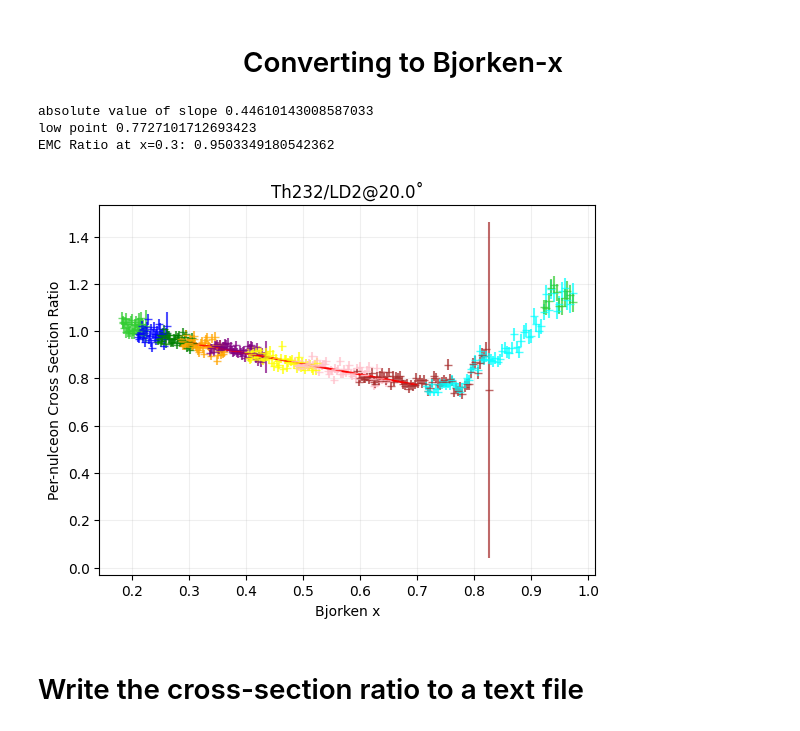
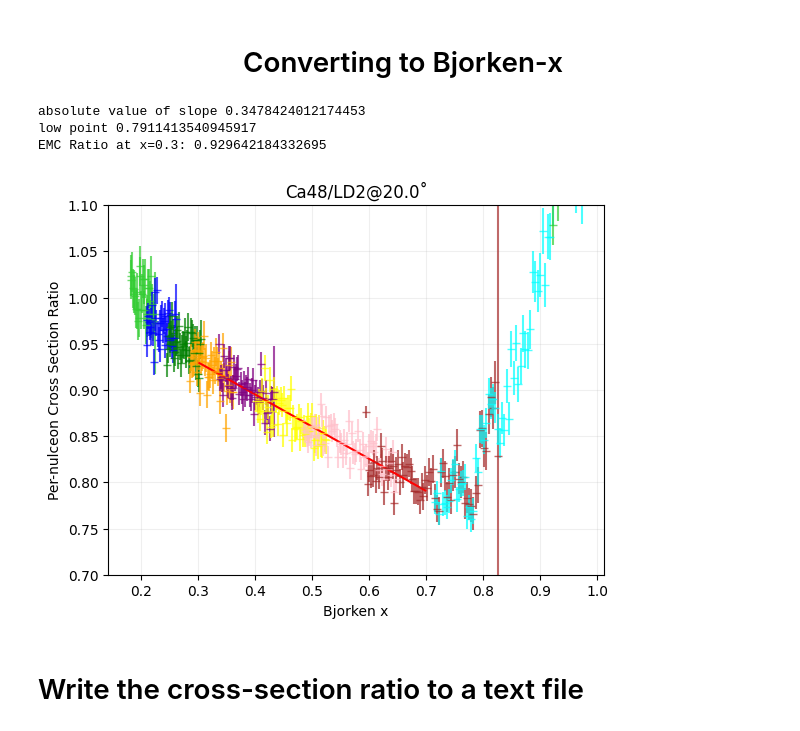
Before and after one commit to ab6361/Cross_Section, a Jupyter notebook: multi_xsec.ipynb, the cells around one changed output. Drawn from its saved outputs; the diff is of its cells as text; code cells hidden in the pictures.

```diff
--- a/multi_xsec.ipynb
+++ b/multi_xsec.ipynb
@@ -21,7 +20,7 @@ start_time = time.time()
 r.EnableImplicitMT()
 folder = 'multi'
 
-ntg = 'Th232' #What is the nuclei in numerator?
+ntg = 'Ca48' #What is the nuclei in numerator?
 nsimstring = ntg.lower()
 print("nsimstring", nsimstring)
 dtg = 'LD2' #What is the nuclei in denominator?
@@ -387,16 +479,16 @@ Text(0, 0.5, 'Simulation Yield')
 # %% [markdown]
 <h1 align="center">DATA/SIMULATION YIELD RATIO FOR NTG</h1>
 # %%
-ratio_eprime_2p42 = eprime_bin_contents_2p42/bin_counts_eprime_2p42
-ratio_eprime_2p71 = eprime_bin_contents_2p71/bin_counts_eprime_2p71
-ratio_eprime_3p04 = eprime_bin_contents_3p04/bin_counts_eprime_3p04
-ratio_eprime_3p4 = eprime_bin_contents_3p4/bin_counts_eprime_3p4
-ratio_eprime_3p81 = eprime_bin_contents_3p81/bin_counts_eprime_3p81
-ratio_eprime_4p27 = eprime_bin_contents_4p27/bin_counts_eprime_4p27
-ratio_eprime_4p78 = eprime_bin_contents_4p78/bin_counts_eprime_4p78
-ratio_eprime_5p36 = eprime_bin_contents_5p36/bin_counts_eprime_5p36
-ratio_eprime_5p878 = eprime_bin_contents_5p878/bin_counts_eprime_5p878
-ratio_eprime_6p6 = eprime_bin_contents_6p6/bin_counts_eprime_6p6
+ratio_eprime_2p42 = subtracted_bin_contents_2p42/bin_counts_eprime_2p42
+ratio_eprime_2p71 = subtracted_bin_contents_2p71/bin_counts_eprime_2p71
+ratio_eprime_3p04 = subtracted_bin_contents_3p04/bin_counts_eprime_3p04
+ratio_eprime_3p4 = subtracted_bin_contents_3p4/bin_counts_eprime_3p4
+ratio_eprime_3p81 = subtracted_bin_contents_3p81/bin_counts_eprime_3p81
+ratio_eprime_4p27 = subtracted_bin_contents_4p27/bin_counts_eprime_4p27
+ratio_eprime_4p78 = subtracted_bin_contents_4p78/bin_counts_eprime_4p78
+ratio_eprime_5p36 = subtracted_bin_contents_5p36/bin_counts_eprime_5p36
+ratio_eprime_5p878 = subtracted_bin_contents_5p878/bin_counts_eprime_5p878
+ratio_eprime_6p6 = subtracted_bin_contents_6p6/bin_counts_eprime_6p6
 
 ratio_errors_2p42 = ratio_eprime_2p42 * np.sqrt((eprime_bin_errors_2p42/eprime_bin_contents_2p42)**2 + (bin_errors_eprime_2p42/bin_counts_eprime_2p42)**2)
 ratio_errors_2p71 = ratio_eprime_2p71 * np.sqrt((eprime_bin_errors_2p71/eprime_bin_contents_2p71)**2 + (bin_errors_eprime_2p71/bin_counts_eprime_2p71)**2)
@@ -1161,37 +1250,38 @@ bin_centers_bjx_5p36 = (4 * Ei * bin_centers_eprime_5p36 * np.sin(dang * np.pi /
 bin_centers_bjx_5p878 = (4 * Ei * bin_centers_eprime_5p878 * np.sin(dang * np.pi / 180 / 2)**2) / (2 * Mp * (Ei - bin_centers_eprime_5p878))
 bin_centers_bjx_6p6 = (4 * Ei * bin_centers_eprime_6p6 * np.sin(dang * np.pi / 180 / 2)**2) / (2 * Mp * (Ei - bin_centers_eprime_6p6))
 
 fig8, ax8 = plt.subplots()
 ax8.errorbar(bin_centers_bjx_2p42, csr_2p42, yerr = csr_errors_2p42, fmt = '_', alpha = 0.7, color = 'limegreen', label = '2.42 GeV')
 ax8.errorbar(bin_centers_bjx_2p71, csr_2p71, yerr = csr_errors_2p71, fmt = '_', alpha = 0.7, color = 'blue', label = '2.71 GeV')
 ax8.errorbar(bin_centers_bjx_3p04, csr_3p04, yerr = csr_errors_3p04, fmt = '_', alpha = 0.7, color = 'green', label = '3.04 GeV')
 ax8.errorbar(bin_centers_bjx_3p4, csr_3p4, yerr = csr_errors_3p4, fmt = '_', alpha = 0.7, color = 'orange', label = '3.4 GeV')
 ax8.errorbar(bin_centers_bjx_3p81, csr_3p81, yerr = csr_errors_3p81, fmt = '_', alpha = 0.7, color = 'purple', label = '3.81 GeV')
 ax8.errorbar(bin_centers_bjx_4p27, csr_4p27, yerr = csr_errors_4p27, fmt = '_', alpha = 0.7, color = 'yellow', label = '4.27 GeV')
 ax8.errorbar(bin_centers_bjx_4p78, csr_4p78, yerr = csr_errors_4p78, fmt = '_', alpha = 0.7, color = 'pink', label = '4.78 GeV')
 ax8.errorbar(bin_centers_bjx_5p36, csr_5p36, yerr = csr_errors_5p36, fmt = '_', alpha = 0.7, color = 'brown', label = '5.36 GeV')
 ax8.errorbar(bin_centers_bjx_5p878, csr_5p878, yerr = csr_errors_5p878, fmt = '_', alpha = 0.7, color = 'cyan', label = '5.878 GeV')
 ax8.errorbar(bin_centers_bjx_6p6, csr_6p6, yerr = csr_errors_6p6, fmt = '_', alpha = 0.7, color = 'limegreen', label = '6.6 GeV')
 ax8.set_xlabel('Bjorken x')
 ax8.set_ylabel('Per-nulceon Cross Section Ratio')
 ax8.set_title(f'{ntg}/{dtg}@{dang}˚')
+ax8.set_ylim(0.7, 1.1)
 ax8.grid(True, alpha = 0.2)
 
 bjx_bin_centers = np.concatenate((bin_centers_bjx_2p42, bin_centers_bjx_2p71, bin_centers_bjx_3p04, bin_centers_bjx_3p4, bin_centers_bjx_3p81, bin_centers_bjx_4p27, bin_centers_bjx_4p78, bin_centers_bjx_5p36, bin_centers_bjx_5p878, bin_centers_bjx_6p6))
 mask = (bjx_bin_centers >= 0.3) & (bjx_bin_centers <= 0.7) & ~np.isnan(csr)
 filtered_bin_centers = bjx_bin_centers[mask]
 
 slope, intercept, r_value, p_value, std_err = stats.linregress(filtered_bin_centers, filtered_csr)
 print("absolute value of slope", abs(slope))
 print("low point", slope*np.max(filtered_bin_centers) + intercept)
 print("EMC Ratio at x=0.3:", slope*np.min(filtered_bin_centers) + intercept)
 ax8.plot(filtered_bin_centers, slope*filtered_bin_centers + intercept, 'r')
 fig8.savefig(f'{folder}/emc_{ntg}_{dtg}_{dang}_{start_time:.0f}.pdf')
 # %% [output]
-absolute value of slope 0.44610143008587033
-low point 0.7727101712693423
-EMC Ratio at x=0.3: 0.9503349180542362
+absolute value of slope 0.3478424012174453
+low point 0.7911413540945917
+EMC Ratio at x=0.3: 0.929642184332695
-[figure, old version]
+[figure, new version]
 # %% [markdown]
 # Write the cross-section ratio to a text file
 # %%
```
Also changed, not shown: parts of 17 cells of this notebook, 2 other files.
